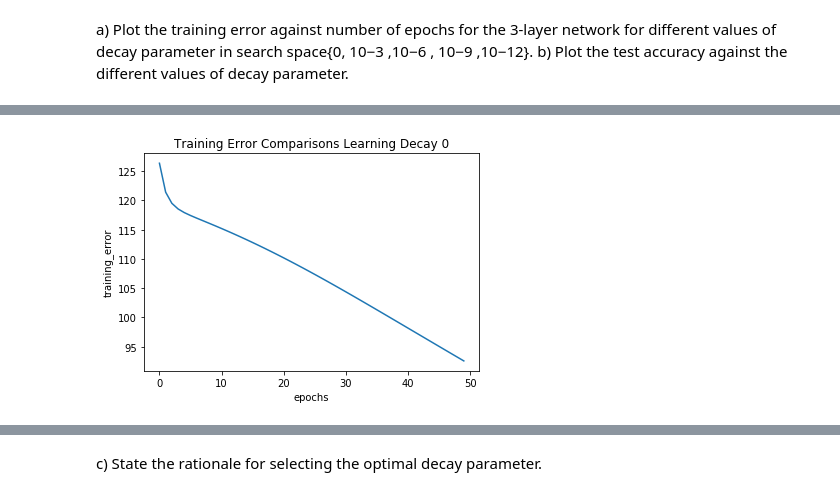
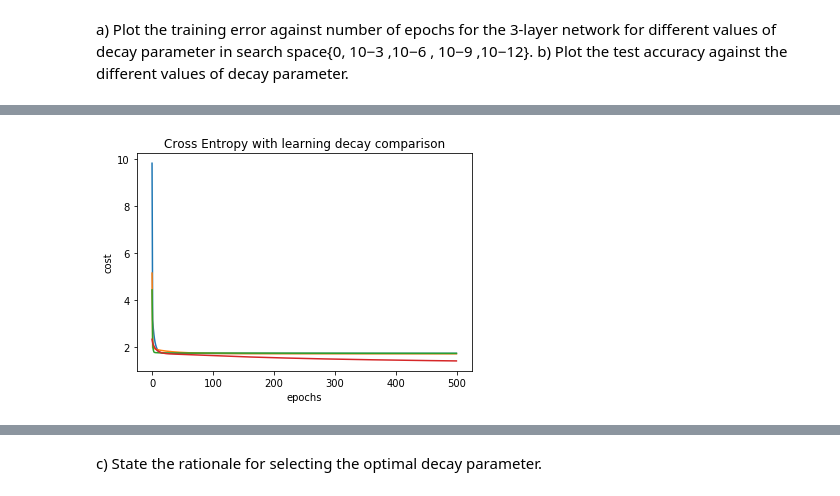
Before and after one commit to edwardsujono/assignment_neural_network, a Jupyter notebook: Classification Problem.ipynb, the cells around one changed output, grey strips where cells are left out. Drawn from its saved outputs; the diff is of its cells as text; code cells hidden in the pictures.

```diff
--- a/Classification Problem.ipynb
+++ b/Classification Problem.ipynb
@@ -304,12 +313,13 @@ class DataVisualization:
     def __init__(self):
         return
 
-    def show_plot(self, list_x_point, list_y_point, x_label, y_label, title, figure_name):
+    def show_plot(self, list_x_point, list_y_point, x_label, y_label, title, figure_name, labels):
         plt.figure()
         plt.plot(list_x_point, list_y_point)
         plt.xlabel(x_label)
         plt.ylabel(y_label)
         plt.title(title)
+        plt.legend()
         plt.savefig(figure_name)
         plt.show()
 # %% [markdown]
@@ -455,34 +548,70 @@ different values of decay parameter in search space{0, 10−3
 ,10−12}.
 b) Plot the test accuracy against the different values of decay parameter.
 # %%
-learning_decays = [0, 1e-3, 1e-6, 1e-9, 1e-12]
+data_visualization = DataVisualization()
+
+learning_decays = [1e-1,1e-2, 1e-3, 1e-4]
 batch_size = 64
-epochs = 50
+epochs = 500
 
-list_training_error, list_test_prediction = [], []
+costs = []
+predictions = []
+list_exec_times = []
+list_execution_time = []
+
+for i in range(epochs):
+    costs.append([])
+    predictions.append([])
+    list_exec_times.append([])
 
 for decay in learning_decays:
+    print "decay: %s \n" % decay
+    softmax_nn = SoftmaxNeuralNetwork(train_x=train_x.as_matrix(), train_y=train_y,
+                                      list_of_neuron_on_hidden_layer=[1],
+                                      verbose=False, decay=decay)
+    softmax_nn.start_train(batch_size=batch_size, test_x=test_x,
+                           test_y=test_y, epochs=epochs)
 
-    softmax_nn = SoftmaxNeuralNetwork(train_x=train_x.as_matrix(), train_y=train_y,
-                                      list_of_neuron_on_hidden_layer=[10], verbose=False, decay=decay)
-    softmax_nn.start_train(batch_size=batch_size, test_x=test_x, test_y=test_y, epochs=epochs)
-
-    cost_train, prediction_train, exec_time = softmax_nn.get_train_result()
+    cost_train, prediction_train, exec_time, list_exec_time = softmax_nn.get_train_result()
     prediction_test = softmax_nn.get_test_result()
-
     list_training_error.append(cost_train)
     list_test_prediction.append(prediction_test)
 
-    %matplotlib inline
+    cnt = 0
 
-    data_visualization.show_plot(
-        list_x_point=range(epochs), list_y_point=cost_train,
-        x_label="epochs", y_label="training_error", title="Training Error Comparisons Learning Decay " + str(decay),
-        figure_name="./image/classification/4/"+str(neurons)+"_training_error_learning_decays_comparison.png"
-    )
-    data_visualization.show_plot(
-        list_x_point=range(epochs), list_y_point=prediction_test,
-        x_label="epochs", y_label="prediction", title="Prediction Comparison Learning Decay " + str(decay),
-        figure_name="./image/classification/4/"+str(decay)+"_prediction_learning_decay_comparison.png"
-    )
+    for indiv_cost in cost_train:
+        costs[cnt].append(indiv_cost)
+        cnt += 1
+
+    cnt = 0
+
+    for indiv_prediction in prediction_test:
+        predictions[cnt].append(indiv_prediction)
+        cnt += 1
+
+    cnt = 0
+
+    for indiv_time in list_exec_time:
+        list_exec_times[cnt].append(indiv_time)
+        cnt += 1
+
+    list_execution_time.append(exec_time)
+
+%matplotlib inline
+
+data_visualization.show_plot(
+    list_x_point=range(epochs), list_y_point=costs,
+    x_label="epochs", y_label="cost",
+    title="Cross Entropy with learning decay comparison",
+    figure_name="./image/classification/2/"+str(batch)+"_cross_entropy.png",
+    labels=list_neurons
+)
+
+data_visualization.show_plot(
+    list_x_point=range(epochs), list_y_point=predictions,
+    x_label="epochs", y_label="prediction",
+    title="Prediction with learning decay comparison",
+    figure_name="./image/classification/2/"+str(batch)+"_prediction.png",
+    labels=list_neurons
+)
 # %% [output]
@@ -489 +625 @@ for decay in learning_decays:
-[figure, old version]
+[figure, new version]
```
Also changed, not shown: parts of 16 cells of this notebook.
